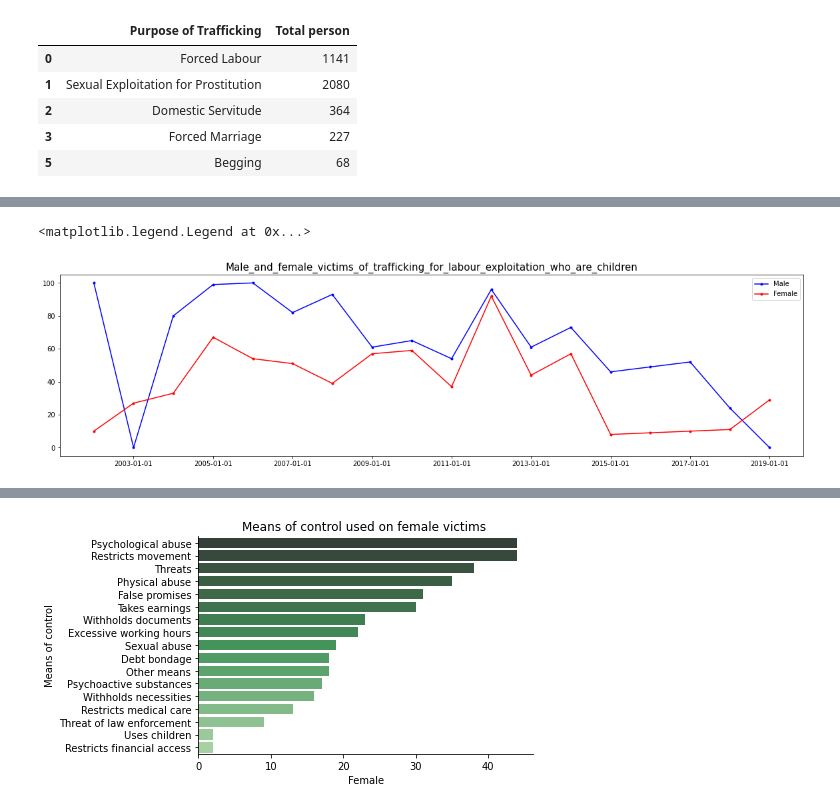
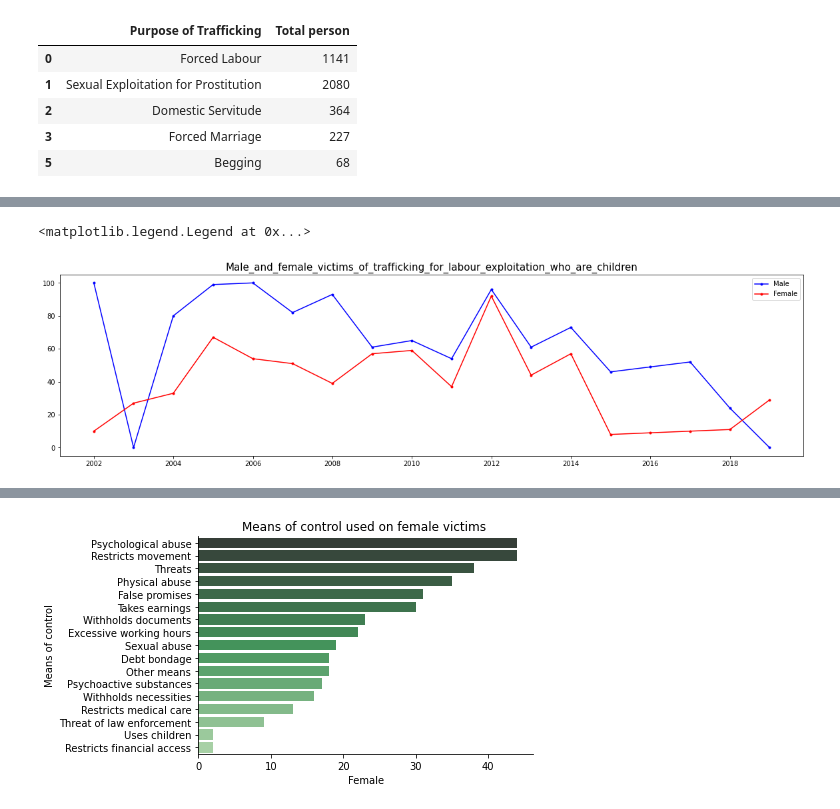
Before and after one commit to Emjeeey/ITBA-3205_FoodHacks, a Jupyter notebook: 404_Final_Project.ipynb, the cells around one changed output, grey strips where cells are left out. Saved outputs shown, nothing was run; the diff lists cells and outputs as text; code cells hidden in the pictures.

```diff
--- a/404_Final_Project.ipynb
+++ b/404_Final_Project.ipynb
@@ -244,16 +225,16 @@ print(df4)
 # %%
-df4['yearofregistration']=pd.to_datetime(df4['yearofregistration'], format='%Y')
-df4.yearofregistration=pd.to_datetime(df4.yearofregistration,format='%Y')
+year= df4['yearofregistration']=pd.to_datetime(df4['yearofregistration'], format='%Y')
+
 plt.figure(figsize=(20,5))
 plt.title('Male_and_female_victims_of_trafficking_for_labour_exploitation_who_are_children',fontsize=15)
-plt.plot(df4.yearofregistration, df4.Male,'b.-',label='Male')
-plt.plot(df4.yearofregistration, df4.Female,'r.-',label= 'Female')
+plt.plot(year, df4.Male,'b.-',label='Male')
+plt.plot(year, df4.Female,'r.-',label= 'Female')
 #print(df4.yearofregistration[1::2])
-plt.xticks(df4.yearofregistration[1::2])
+
 plt.legend()
 # %% [output]
 <matplotlib.legend.Legend at 0x...>
-[figure, old version]
+[figure, new version]
 # %%
 df5 = pd.read_csv (r'/content/ITBA-3205_HumanTraffickingINDIA/Human Trafficking dataset/Means of control used on female victims.csv')
 print(df5)
```
Also changed, not shown: parts of 3 cells of this notebook.
